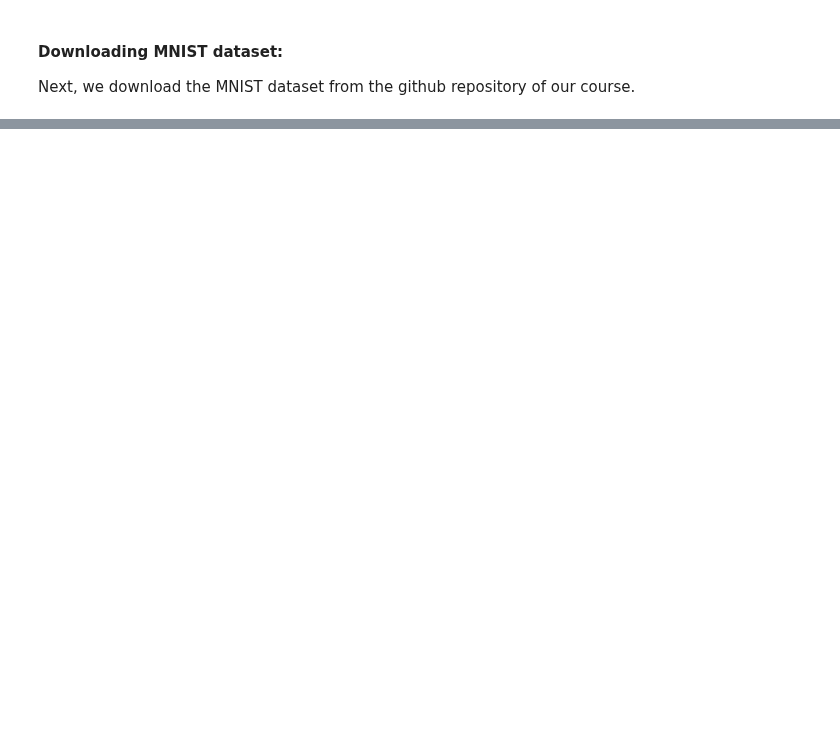
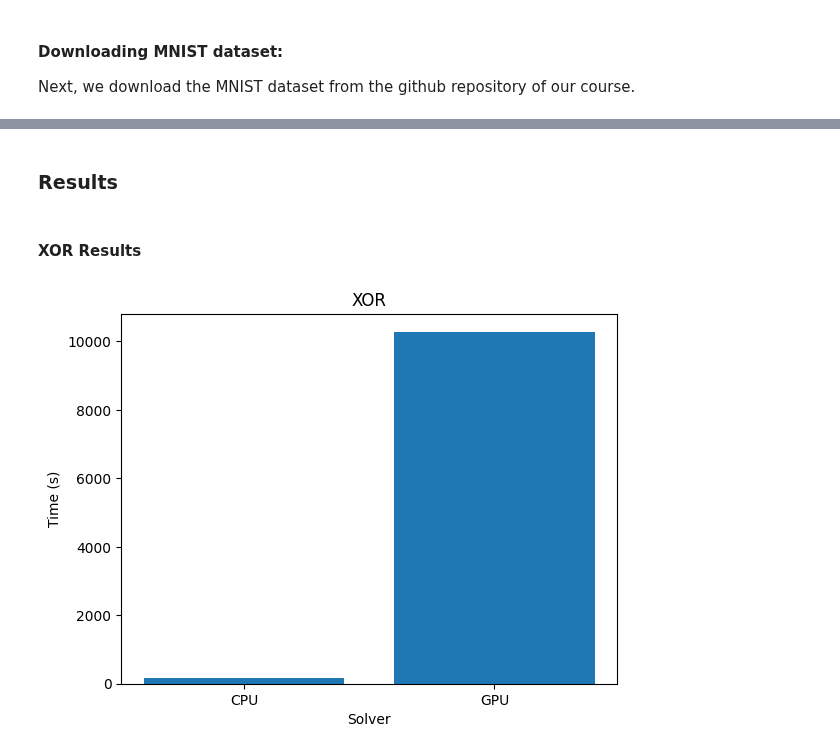
Before and after one commit to aliasgharchakera/CUDA_Spring_2024, a Jupyter notebook: Assignment2/AY06993_Assgn2.ipynb, the cells around one changed output, grey strips where cells are left out. Cells and saved outputs as stored; diff of their text form; code cells hidden in the pictures; blank space fills up the shorter version.

Commit message:
results plotted

```diff
--- a/Assignment2/AY06993_Assgn2.ipynb
+++ b/Assignment2/AY06993_Assgn2.ipynb
@@ -125,0 +177,26 @@ True values:
+# %% [markdown]
+### Results
+# %% [markdown]
+#### XOR Results
+# %%
+import matplotlib.pyplot as plt
+
+# XOR
+x = ["CPU", "GPU"]
+# Read the data from the file and average the time
+with open("cpu_xor.txt", "r") as f:
+    cpu_xor = [float(i) for i in f.readlines()]
+    cpu_xor = sum(cpu_xor) / len(cpu_xor)
+
+with open("gpu_xor.txt", "r") as f:
+    gpu_xor = [float(i) for i in f.readlines()]
+    gpu_xor = sum(gpu_xor) / len(gpu_xor)
+
+y = [cpu_xor, gpu_xor]
+plt.bar(x, y)
+plt.title("XOR")
+plt.xlabel("Solver")
+plt.ylabel("Time (s)")
+plt.show()
+# %% [output]
+[figure, added]
```
Also changed, not shown: parts of 21 cells of this notebook.
